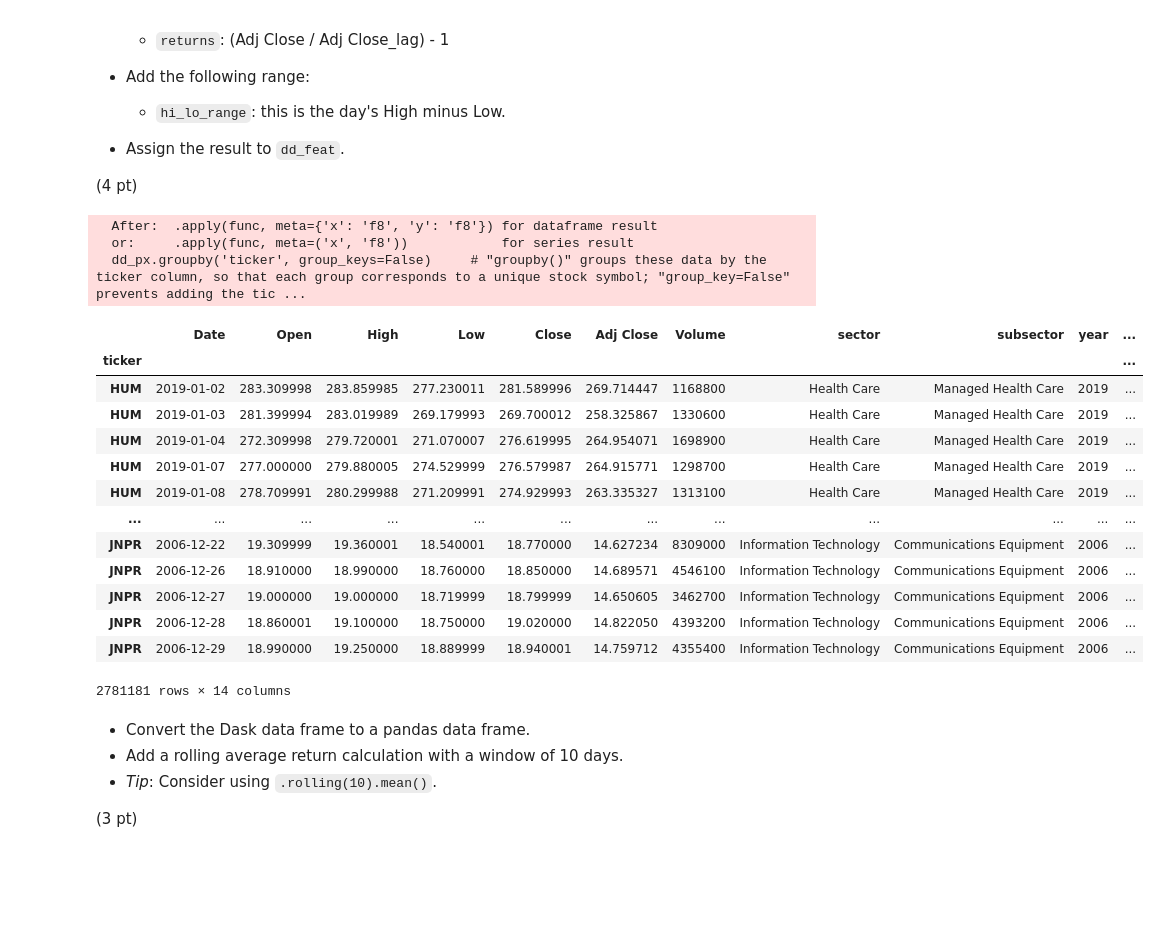
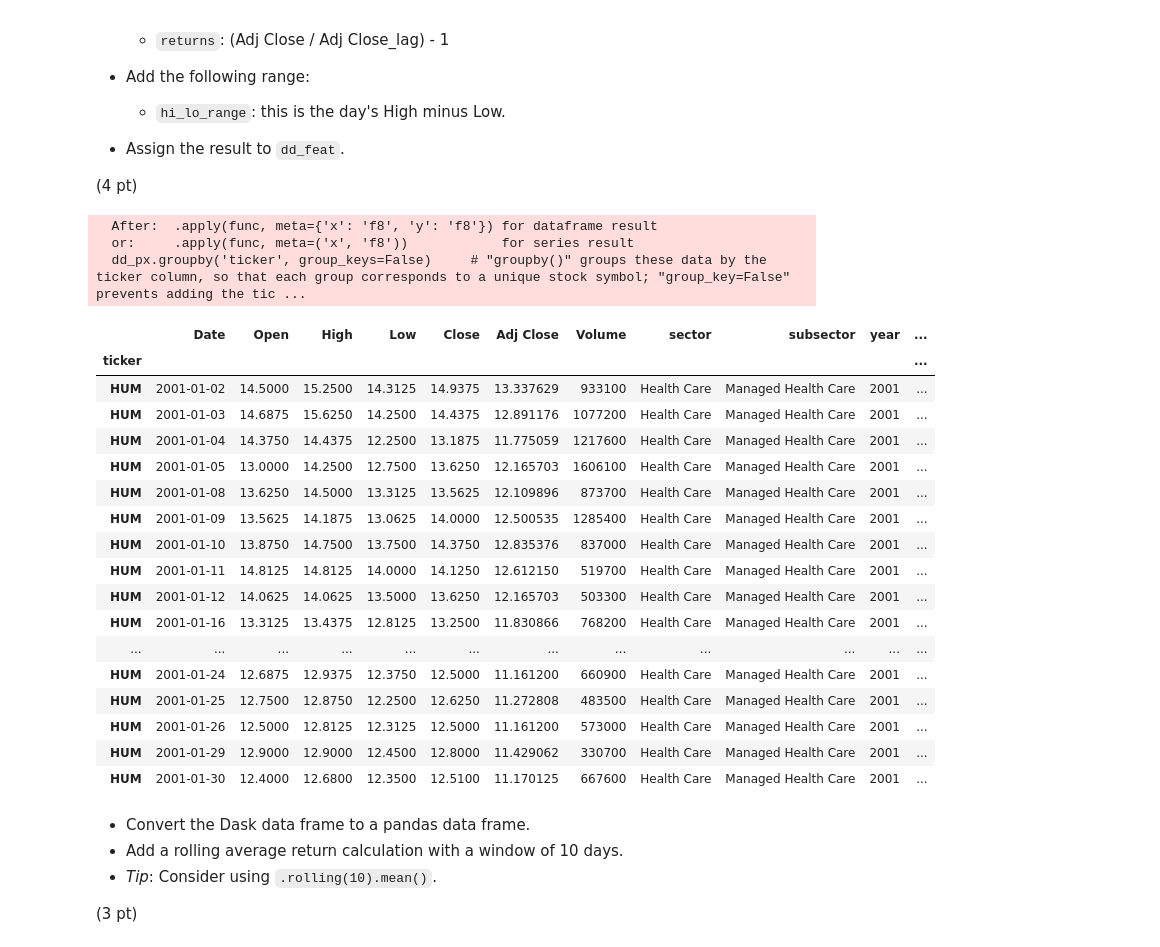
Before and after one commit to lee-data/production, a Jupyter notebook: 02_activities/assignments/assignment_1.ipynb, the cells around one changed output. Cells and saved outputs as stored; diff of their text form; code cells hidden in the pictures; blank space fills up the shorter version.

```diff
--- a/02_activities/assignments/assignment_1.ipynb
+++ b/02_activities/assignments/assignment_1.ipynb
@@ -82,45 +96,54 @@ For each ticker and using Dask, do the following:
 # %%
 # MY CODE BELOW
 
 # Read the parquet files into a Dask DataFrame and set 'ticker' as the index. This dd will now holds historical records of the stock prices.
 dd_px = dd.read_parquet(parquet_files).set_index("ticker")
 
 # Add lags, returns, and range calculations for each ticker in the dataset
 dd_feat = (
     dd_px.groupby('ticker', group_keys=False)     # "groupby()" groups these data by the ticker column, so that each group corresponds to a unique stock symbol; "group_key=False" prevents adding the ticker column as an additional key after the grouping. This is to keep our grouped DataFrame as is, without any extra columns.
     .apply(lambda x: x.assign(                    # "apply(lambda x: )" applies custom operations to each group individually; "x.assign()" adds new columns to each group.
         Close_lag_1=x['Close'].shift(1),          # Add a column called "Close_lag_1" which contains the "Close" price from the previous day; "shift(1)" shifts all values down by one row, creating the one-day lag.
         Adj_Close_lag_1=x['Adj Close'].shift(1)   # Add a column called "Adj_Close_lag_1" which contains the "Adj Close" price from the previous day; "shift(1)" shifts all values down by one row, creating the one-day lag.
     ))
     .assign(
         returns = lambda x: x['Adj Close'] / x['Adj_Close_lag_1'] - 1,    # calculate the daily return, by computing the % change from the previous day’s 'adjusted close price'.
         hi_lo_range = lambda x: x['High'] - x['Low']                      # Caclulate the price range of that day, by computing the difference between the day’s highest and lowest prices.
     )
 )
 
 
 # Store the transformed data - with newly created columns - in a dask dataframe named "dd_feat". This dd now holds the processed data for each ticker with columns for "Close_lag_1", "Adj_Close_lag_1", "returns", and "hi_lo_range".
 # Dask uses lazy evaluation, meaning it doesn't execute any operations until explicitly told to. Therefore, "compute()" forces Dask to perform all transformations, reading, and calculations specified above.
 # Once computed, dd_feat is ready for further processing or saving to storage.
-dd_feat.compute()
+
+# Trigger computation, and save the dd df into a pd df:
+df_feat = dd_feat.compute()
+
+# Set display options to show all columns - for aesthetic purposes before we run the code below.
+df_feat.head(20)
 # %% [output]
   After:  .apply(func, meta={'x': 'f8', 'y': 'f8'}) for dataframe result
   or:     .apply(func, meta=('x', 'f8'))            for series result
   dd_px.groupby('ticker', group_keys=False)     # "groupby()" groups these data by the ticker column, so that each group corresponds to a unique stock symbol; "group_key=False" prevents adding the tic ...
 |  | Date | Open | High | Low | Close | Adj Close | Volume | sector | subsector | year | ... |
 | ticker |  |  |  |  |  |  |  |  |  |  | ... |
-| HUM | 2019-01-02 | 283.309998 | 283.859985 | 277.230011 | 281.589996 | 269.714447 | 1168800 | Health Care | Managed Health Care | 2019 | ... |
-| HUM | 2019-01-03 | 281.399994 | 283.019989 | 269.179993 | 269.700012 | 258.325867 | 1330600 | Health Care | Managed Health Care | 2019 | ... |
-| HUM | 2019-01-04 | 272.309998 | 279.720001 | 271.070007 | 276.619995 | 264.954071 | 1698900 | Health Care | Managed Health Care | 2019 | ... |
-| HUM | 2019-01-07 | 277.000000 | 279.880005 | 274.529999 | 276.579987 | 264.915771 | 1298700 | Health Care | Managed Health Care | 2019 | ... |
-| HUM | 2019-01-08 | 278.709991 | 280.299988 | 271.209991 | 274.929993 | 263.335327 | 1313100 | Health Care | Managed Health Care | 2019 | ... |
+| HUM | 2001-01-02 | 14.5000 | 15.2500 | 14.3125 | 14.9375 | 13.337629 | 933100 | Health Care | Managed Health Care | 2001 | ... |
+| HUM | 2001-01-03 | 14.6875 | 15.6250 | 14.2500 | 14.4375 | 12.891176 | 1077200 | Health Care | Managed Health Care | 2001 | ... |
+| HUM | 2001-01-04 | 14.3750 | 14.4375 | 12.2500 | 13.1875 | 11.775059 | 1217600 | Health Care | Managed Health Care | 2001 | ... |
+| HUM | 2001-01-05 | 13.0000 | 14.2500 | 12.7500 | 13.6250 | 12.165703 | 1606100 | Health Care | Managed Health Care | 2001 | ... |
+| HUM | 2001-01-08 | 13.6250 | 14.5000 | 13.3125 | 13.5625 | 12.109896 | 873700 | Health Care | Managed Health Care | 2001 | ... |
+| HUM | 2001-01-09 | 13.5625 | 14.1875 | 13.0625 | 14.0000 | 12.500535 | 1285400 | Health Care | Managed Health Care | 2001 | ... |
+| HUM | 2001-01-10 | 13.8750 | 14.7500 | 13.7500 | 14.3750 | 12.835376 | 837000 | Health Care | Managed Health Care | 2001 | ... |
+| HUM | 2001-01-11 | 14.8125 | 14.8125 | 14.0000 | 14.1250 | 12.612150 | 519700 | Health Care | Managed Health Care | 2001 | ... |
+| HUM | 2001-01-12 | 14.0625 | 14.0625 | 13.5000 | 13.6250 | 12.165703 | 503300 | Health Care | Managed Health Care | 2001 | ... |
+| HUM | 2001-01-16 | 13.3125 | 13.4375 | 12.8125 | 13.2500 | 11.830866 | 768200 | Health Care | Managed Health Care | 2001 | ... |
 | ... | ... | ... | ... | ... | ... | ... | ... | ... | ... | ... | ... |
-| JNPR | 2006-12-22 | 19.309999 | 19.360001 | 18.540001 | 18.770000 | 14.627234 | 8309000 | Information Technology | Communications Equipment | 2006 | ... |
-| JNPR | 2006-12-26 | 18.910000 | 18.990000 | 18.760000 | 18.850000 | 14.689571 | 4546100 | Information Technology | Communications Equipment | 2006 | ... |
-| JNPR | 2006-12-27 | 19.000000 | 19.000000 | 18.719999 | 18.799999 | 14.650605 | 3462700 | Information Technology | Communications Equipment | 2006 | ... |
-| JNPR | 2006-12-28 | 18.860001 | 19.100000 | 18.750000 | 19.020000 | 14.822050 | 4393200 | Information Technology | Communications Equipment | 2006 | ... |
-| JNPR | 2006-12-29 | 18.990000 | 19.250000 | 18.889999 | 18.940001 | 14.759712 | 4355400 | Information Technology | Communications Equipment | 2006 | ... |
+| HUM | 2001-01-24 | 12.6875 | 12.9375 | 12.3750 | 12.5000 | 11.161200 | 660900 | Health Care | Managed Health Care | 2001 | ... |
+| HUM | 2001-01-25 | 12.7500 | 12.8750 | 12.2500 | 12.6250 | 11.272808 | 483500 | Health Care | Managed Health Care | 2001 | ... |
+| HUM | 2001-01-26 | 12.5000 | 12.8125 | 12.3125 | 12.5000 | 11.161200 | 573000 | Health Care | Managed Health Care | 2001 | ... |
+| HUM | 2001-01-29 | 12.9000 | 12.9000 | 12.4500 | 12.8000 | 11.429062 | 330700 | Health Care | Managed Health Care | 2001 | ... |
+| HUM | 2001-01-30 | 12.4000 | 12.6800 | 12.3500 | 12.5100 | 11.170125 | 667600 | Health Care | Managed Health Care | 2001 | ... |
-2781181 rows × 14 columns
 # %% [markdown]
 + Convert the Dask data frame to a pandas data frame.
 + Add a rolling average return calculation with a window of 10 days.
```
Also changed, not shown: parts of 7 cells of this notebook.
